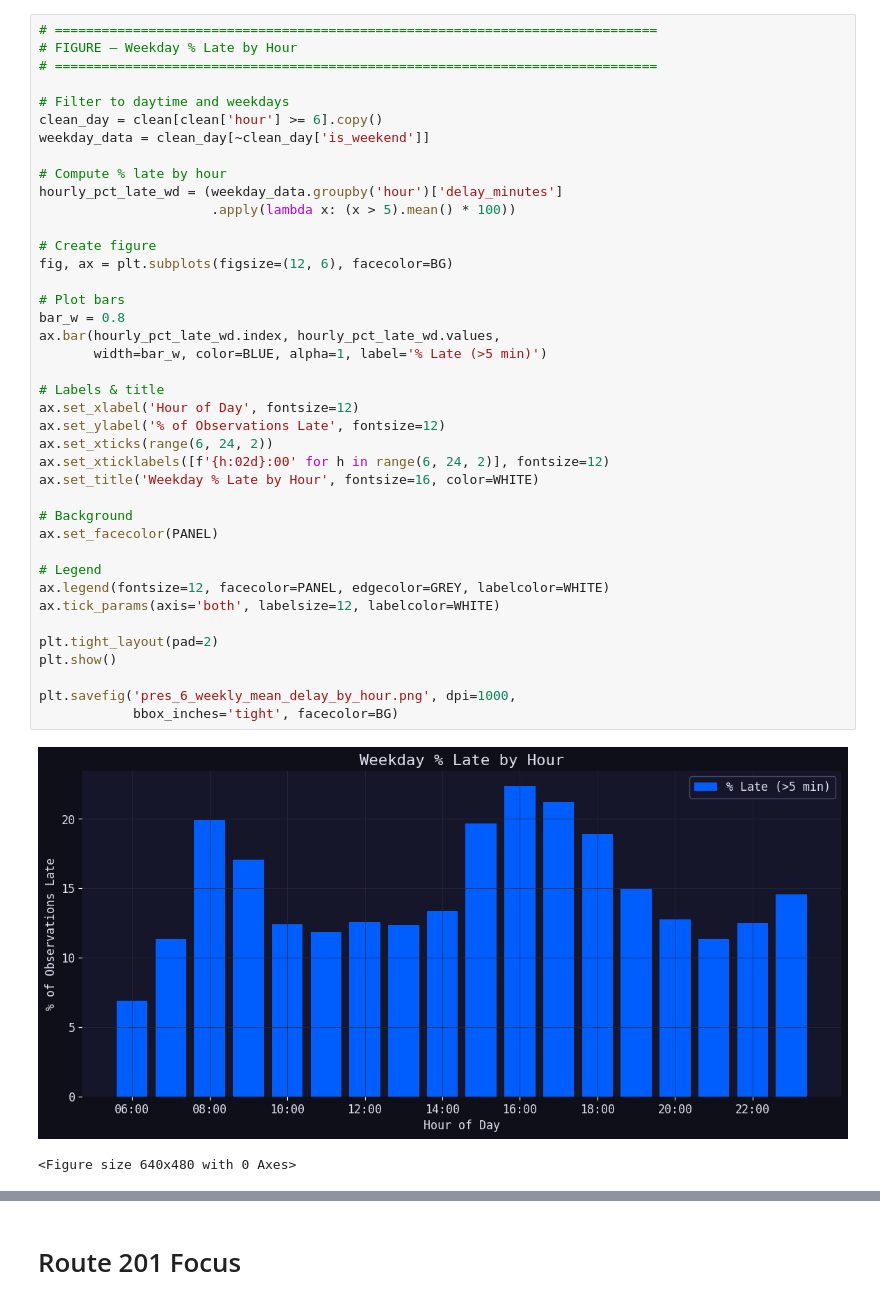
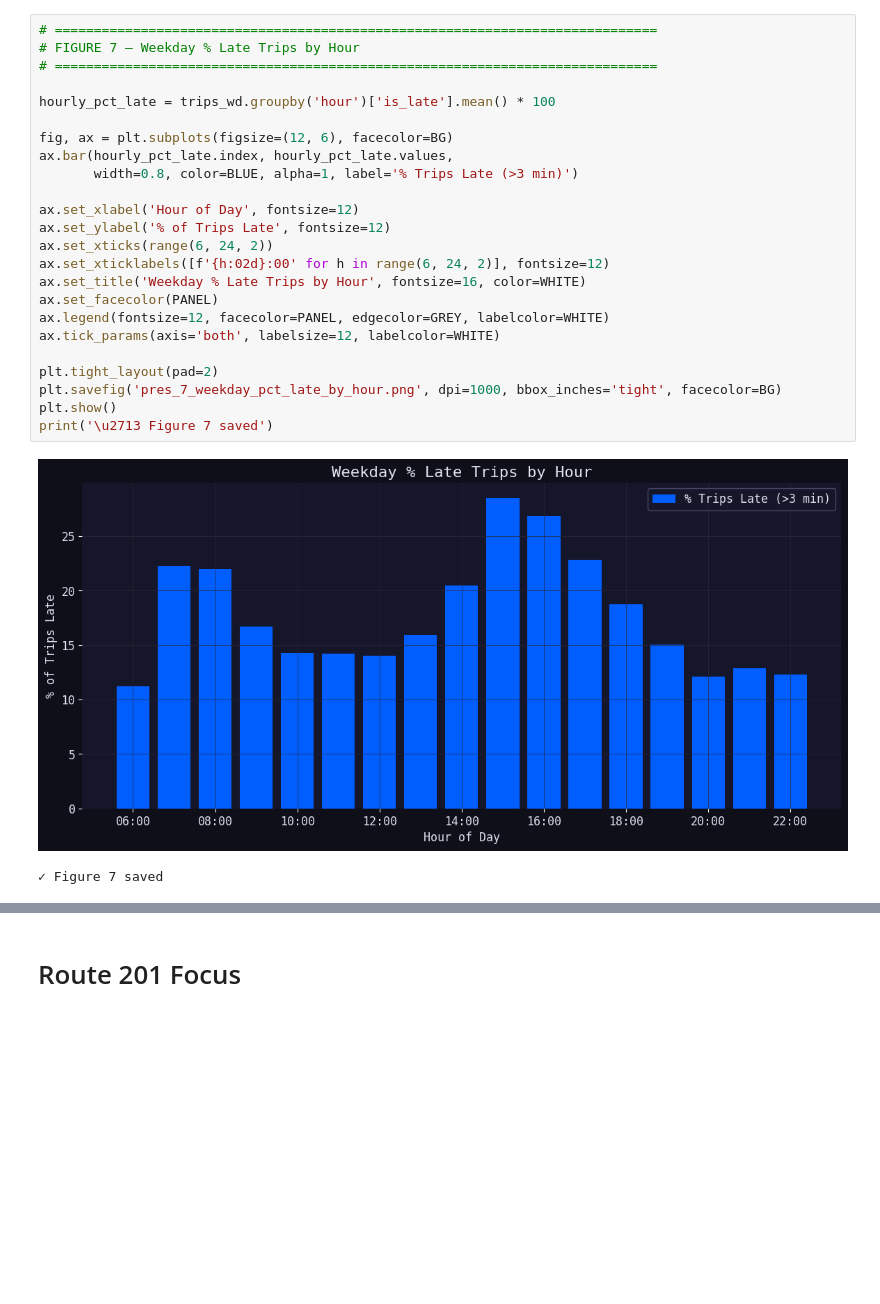
Before and after one commit to liv-fing/CTABusTrust, a Jupyter notebook: data_analysis.ipynb, the cells around one changed output, grey strips where cells are left out. Cells and saved outputs as stored; diff of their text form; blank space fills up the shorter version.

```diff
--- a/data_analysis.ipynb
+++ b/data_analysis.ipynb
@@ -513,43 +692,27 @@ plt.show()
 # %%
 # =============================================================================
-# FIGURE — Weekday % Late by Hour
+# FIGURE 7 — Weekday % Late Trips by Hour
 # =============================================================================
 
-# Filter to daytime and weekdays
-clean_day = clean[clean['hour'] >= 6].copy()
-weekday_data = clean_day[~clean_day['is_weekend']]
+hourly_pct_late = trips_wd.groupby('hour')['is_late'].mean() * 100
 
-# Compute % late by hour
-hourly_pct_late_wd = (weekday_data.groupby('hour')['delay_minutes']
-                      .apply(lambda x: (x > 5).mean() * 100))
+fig, ax = plt.subplots(figsize=(12, 6), facecolor=BG)
+ax.bar(hourly_pct_late.index, hourly_pct_late.values,
+       width=0.8, color=BLUE, alpha=1, label='% Trips Late (>3 min)')
 
-# Create figure
-fig, ax = plt.subplots(figsize=(12, 6), facecolor=BG)
-
-# Plot bars
-bar_w = 0.8
-ax.bar(hourly_pct_late_wd.index, hourly_pct_late_wd.values,
-       width=bar_w, color=BLUE, alpha=1, label='% Late (>5 min)')
-
-# Labels & title
 ax.set_xlabel('Hour of Day', fontsize=12)
-ax.set_ylabel('% of Observations Late', fontsize=12)
+ax.set_ylabel('% of Trips Late', fontsize=12)
 ax.set_xticks(range(6, 24, 2))
 ax.set_xticklabels([f'{h:02d}:00' for h in range(6, 24, 2)], fontsize=12)
-ax.set_title('Weekday % Late by Hour', fontsize=16, color=WHITE)
-
-# Background
+ax.set_title('Weekday % Late Trips by Hour', fontsize=16, color=WHITE)
 ax.set_facecolor(PANEL)
-
-# Legend
 ax.legend(fontsize=12, facecolor=PANEL, edgecolor=GREY, labelcolor=WHITE)
 ax.tick_params(axis='both', labelsize=12, labelcolor=WHITE)
 
 plt.tight_layout(pad=2)
+plt.savefig('pres_7_weekday_pct_late_by_hour.png', dpi=1000, bbox_inches='tight', facecolor=BG)
 plt.show()
-
-plt.savefig('pres_6_weekly_mean_delay_by_hour.png', dpi=1000,
-            bbox_inches='tight', facecolor=BG)
+print('\u2713 Figure 7 saved')
 # %% [output]
-[figure, old version]
+[figure, new version]
-<Figure size 640x480 with 0 Axes>
+✓ Figure 7 saved
```
Also changed, not shown: parts of 49 cells of this notebook, 3 other files.
